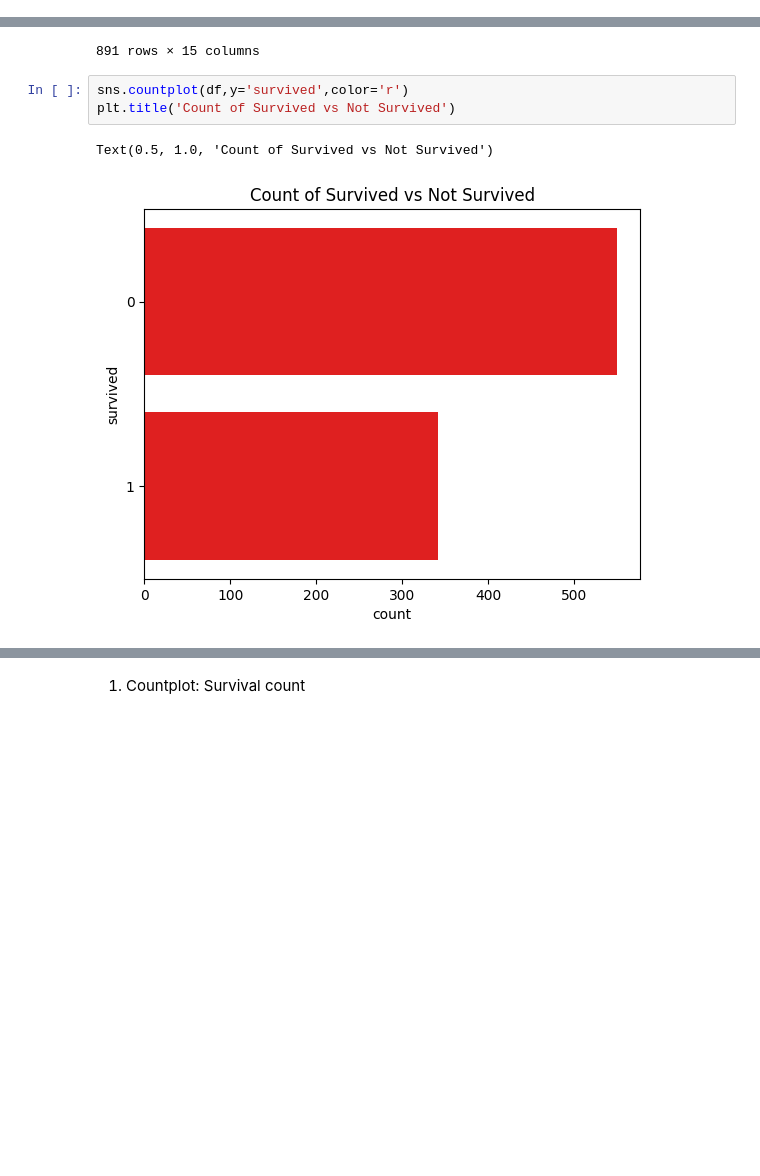
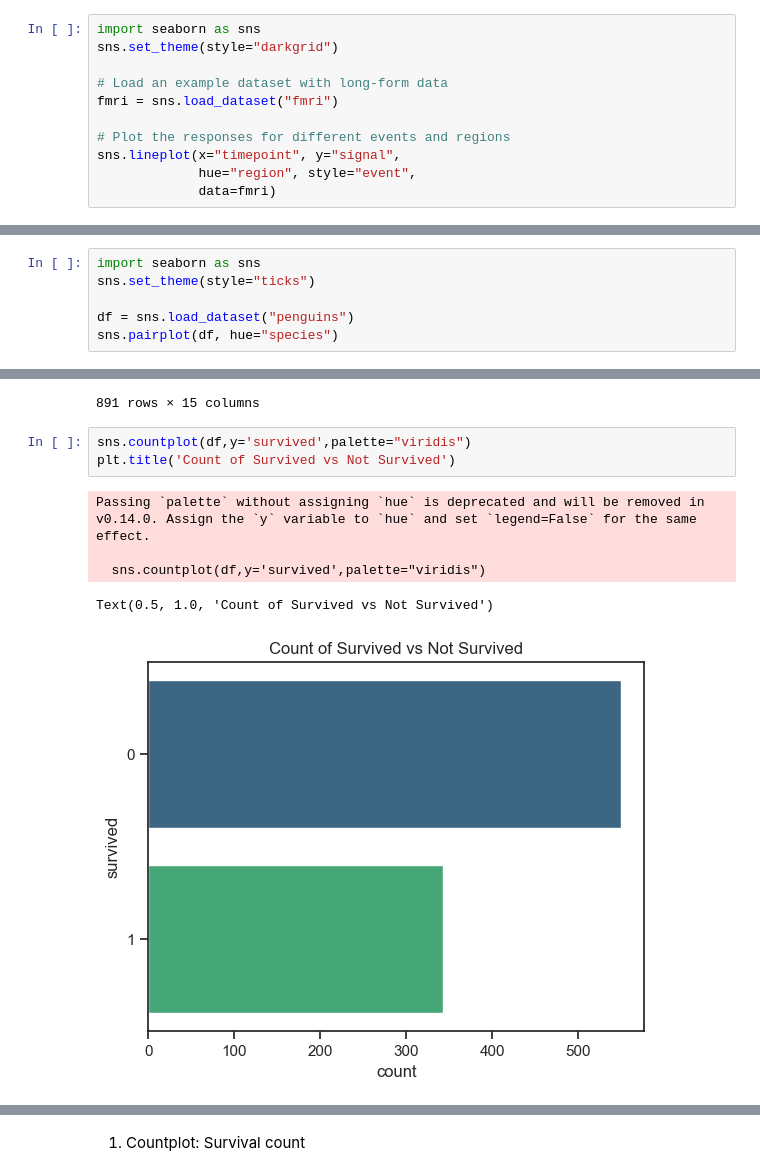
Before and after one commit to geershatisaxena/data-science, a Jupyter notebook: Data Visualization/Graphs.ipynb, the cells around one changed output, grey strips where cells are left out. Drawn from its saved outputs; the diff is of its cells as text; blank space fills up the shorter version.

```diff
--- a/Data Visualization/Graphs.ipynb
+++ b/Data Visualization/Graphs.ipynb
@@ -2,3 +2,14 @@
 import pandas as pd
 import seaborn as sns
 import matplotlib.pyplot as plt
+# %%
+import seaborn as sns
+sns.set_theme(style="darkgrid")
+
+# Load an example dataset with long-form data
+fmri = sns.load_dataset("fmri")
+
+# Plot the responses for different events and regions
+sns.lineplot(x="timepoint", y="signal",
+             hue="region", style="event",
+             data=fmri)
@@ -4,0 +19,6 @@ import matplotlib.pyplot as plt
+# %%
+import seaborn as sns
+sns.set_theme(style="ticks")
+
+df = sns.load_dataset("penguins")
+sns.pairplot(df, hue="species")
@@ -21,11 +44,14 @@ df
 | 890 | 0 | 3 | male | 32.0 | 0 | 0 | 7.7500 | Q | Third | man | ... |
 891 rows × 15 columns
 # %%
-sns.countplot(df,y='survived',color='r')
+sns.countplot(df,y='survived',palette="viridis")
 plt.title('Count of Survived vs Not Survived')
 # %% [output]
-Text(0.5, 1.0, 'Count of Survived vs Not Survived')
+Passing `palette` without assigning `hue` is deprecated and will be removed in v0.14.0. Assign the `y` variable to `hue` and set `legend=False` for the same effect.
+
+  sns.countplot(df,y='survived',palette="viridis")
+Text(0.5, 1.0, 'Count of Survived vs Not Survived')
-[figure, old version]
+[figure, new version]
 # %%
 sns.countplot(df,x='survived',hue='sex',palette='ocean')
 plt.title('Count of Survived vs Not Survived by gender')
```
Also changed, not shown: parts of 24 cells of this notebook, 8 other files.
